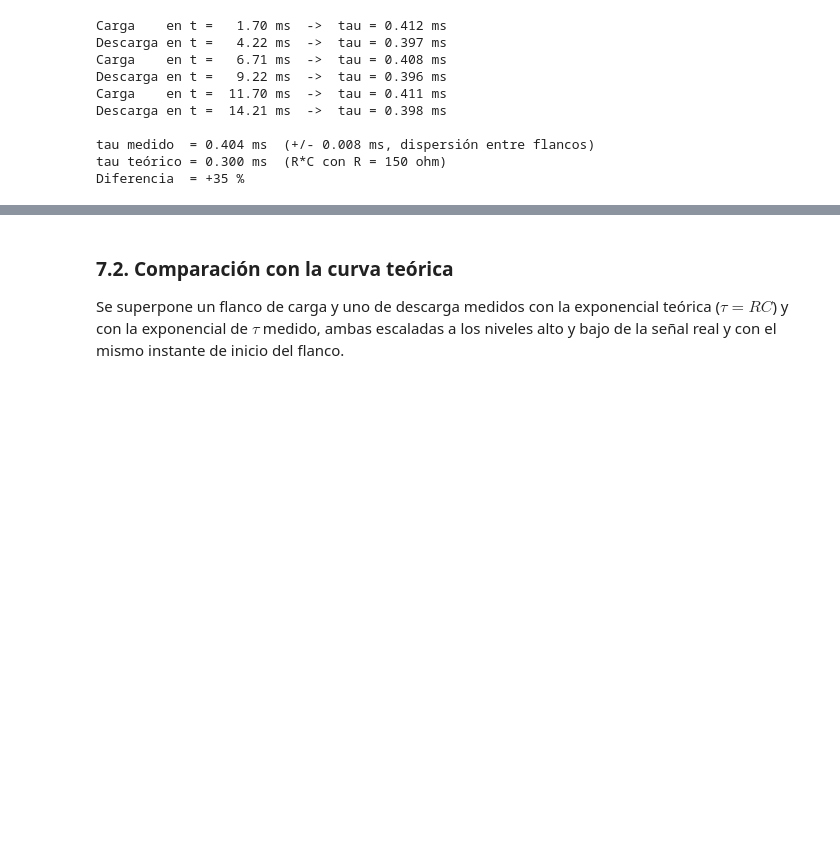
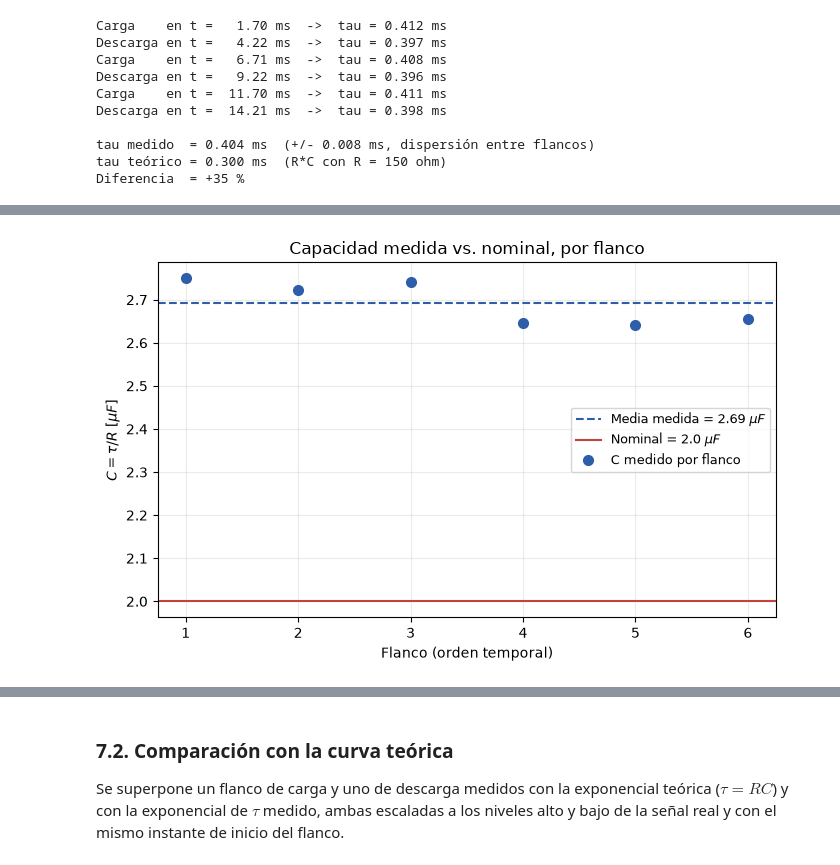
Before and after one commit to fernandatperez/EYM-TP1, a Jupyter notebook: tp3_carga_descarga_capacitor/tp3_carga_descarga_capacitor.ipynb, the cells around one changed output, grey strips where cells are left out. Saved outputs shown, nothing was run; the diff lists cells and outputs as text; code cells hidden in the pictures; blank space fills up the shorter version.

```diff
--- a/tp3_carga_descarga_capacitor/tp3_carga_descarga_capacitor.ipynb
+++ b/tp3_carga_descarga_capacitor/tp3_carga_descarga_capacitor.ipynb
@@ -278,0 +287,15 @@ Diferencia  = +35 %
+# %%
+taus_todos = taus_carga + taus_descarga
+C_por_flanco = [tau_i / R for tau_i in taus_todos]
+
+C_medido = np.mean(C_por_flanco)
+C_std = np.std(C_por_flanco, ddof=1)
+C_nominal = C
+
+print("Capacidad medida en cada flanco:")
+for i, C_i in enumerate(C_por_flanco, 1):
+    print(f"  Flanco {i}: C = {C_i*1e6:.3f} uF")
+
+print(f"\nC medido   = ({C_medido*1e6:.3f} +/- {C_std*1e6:.3f}) uF  (dispersión entre flancos)")
+print(f"C nominal  = {C_nominal*1e6:.1f} uF")
+print(f"Diferencia = {(C_medido - C_nominal) / C_nominal * 100:+.0f} %")
@@ -278,0 +314,19 @@ Diferencia  = +35 %
+# %%
+fig, ax = plt.subplots(figsize=(7, 4.5))
+flancos_idx = np.arange(1, len(C_por_flanco) + 1)
+ax.errorbar(flancos_idx, np.array(C_por_flanco) * 1e6, fmt="o", color="#2E5EAA",
+            markersize=7, label="C medido por flanco")
+ax.axhline(C_medido * 1e6, color="#2E5EAA", linestyle="--", linewidth=1.5,
+           label=fr"Media medida = {C_medido*1e6:.2f} $\mu F$")
+ax.axhline(C_nominal * 1e6, color="#C1443C", linewidth=1.5,
+           label=fr"Nominal = {C_nominal*1e6:.1f} $\mu F$")
+ax.set_xticks(flancos_idx)
+ax.set_xlabel("Flanco (orden temporal)")
+ax.set_ylabel(r"$C = \tau / R$ [$\mu F$]")
+ax.set_title("Capacidad medida vs. nominal, por flanco")
+ax.grid(alpha=0.25)
+ax.legend(fontsize=9)
+fig.tight_layout()
+plt.show()
+# %% [output]
+[figure, added]
```
Also changed, not shown: parts of 4 cells of this notebook, 1 other file.
